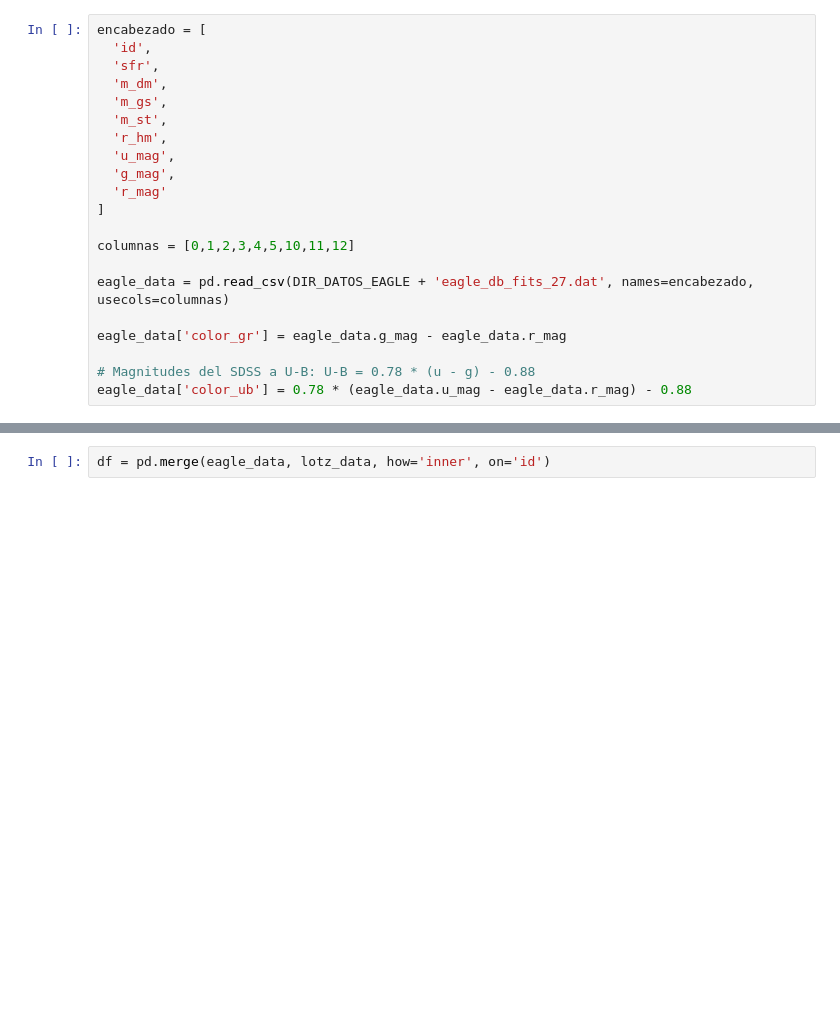
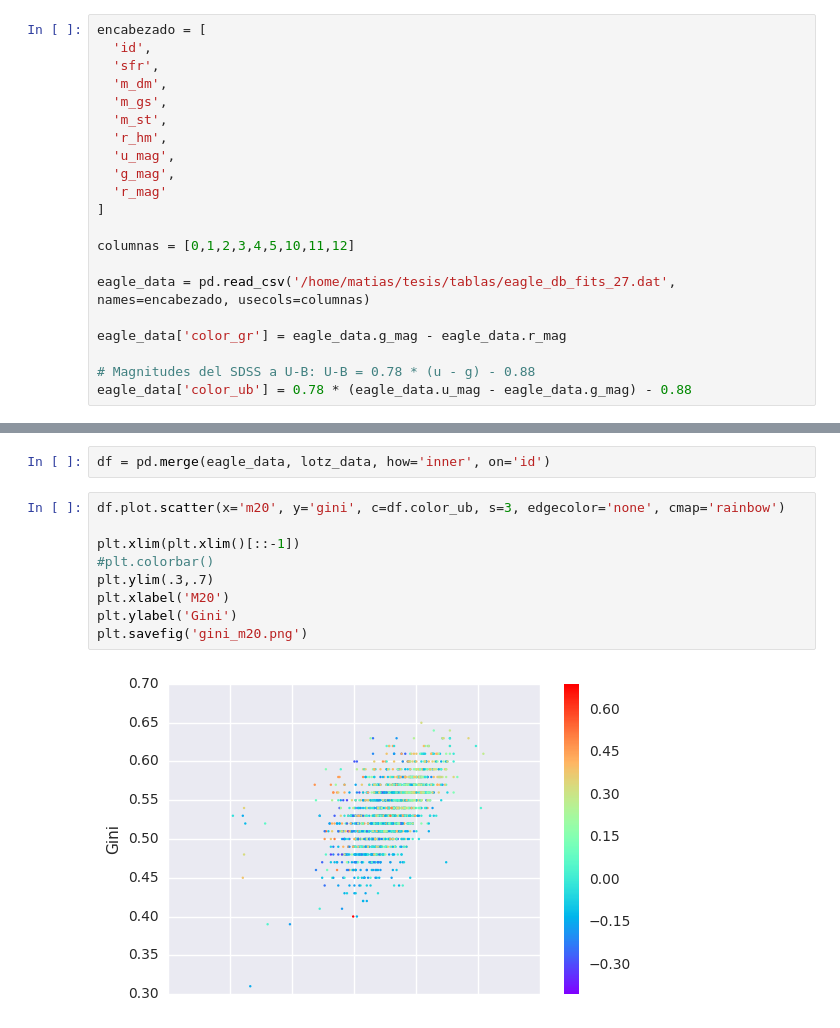
Before and after one commit to matiasbattocchia/ex_tesis, a Jupyter notebook: código/Morfologías.ipynb, the cells around one changed output, grey strips where cells are left out. Drawn from its saved outputs; the diff is of its cells as text; blank space fills up the shorter version.

```diff
--- a/código/Morfologías.ipynb
+++ b/código/Morfologías.ipynb
@@ -129,12 +137,12 @@ encabezado = [
 
 columnas = [0,1,2,3,4,5,10,11,12]
 
-eagle_data = pd.read_csv(DIR_DATOS_EAGLE + 'eagle_db_fits_27.dat', names=encabezado, usecols=columnas)
+eagle_data = pd.read_csv('/home/matias/tesis/tablas/eagle_db_fits_27.dat', names=encabezado, usecols=columnas)
 
 eagle_data['color_gr'] = eagle_data.g_mag - eagle_data.r_mag
 
 # Magnitudes del SDSS a U-B: U-B = 0.78 * (u - g) - 0.88
-eagle_data['color_ub'] = 0.78 * (eagle_data.u_mag - eagle_data.r_mag) - 0.88
+eagle_data['color_ub'] = 0.78 * (eagle_data.u_mag - eagle_data.g_mag) - 0.88
 # %% [markdown]
 ### Carga de las morfologías (salida del programa de Lotz)
 Do not trust morphologies when `FLAG=1` and/or `<S/N> < 2.5`  and/or `R_ell < 2 x PSF FWHM` (see Lotz et al. astro-ph/0509106).
@@ -157,3 +165,14 @@ lotz_data = lotz_data[(lotz_data.flag == 0) & (lotz_data.s_n >= 2.5)]
 ### Join EAGLE con Lotz
 # %%
 df = pd.merge(eagle_data, lotz_data, how='inner', on='id')
+# %%
+df.plot.scatter(x='m20', y='gini', c=df.color_ub, s=3, edgecolor='none', cmap='rainbow')
+
+plt.xlim(plt.xlim()[::-1])
+#plt.colorbar()
+plt.ylim(.3,.7)
+plt.xlabel('M20')
+plt.ylabel('Gini')
+plt.savefig('gini_m20.png')
+# %% [output]
+[figure, added]
```
Also changed, not shown: parts of 14 cells of this notebook, 5 other files.
